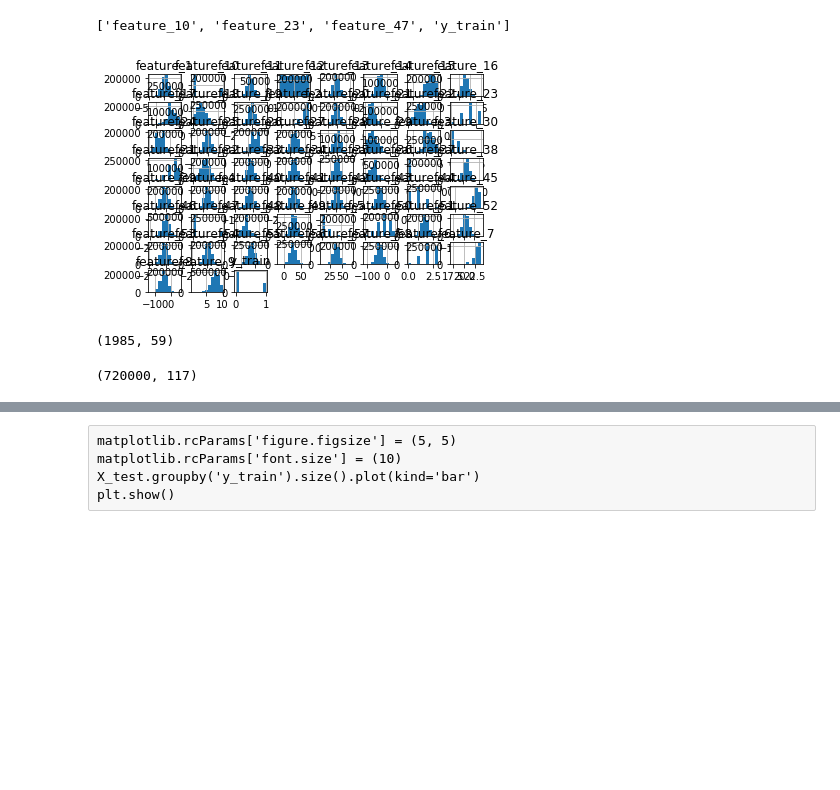
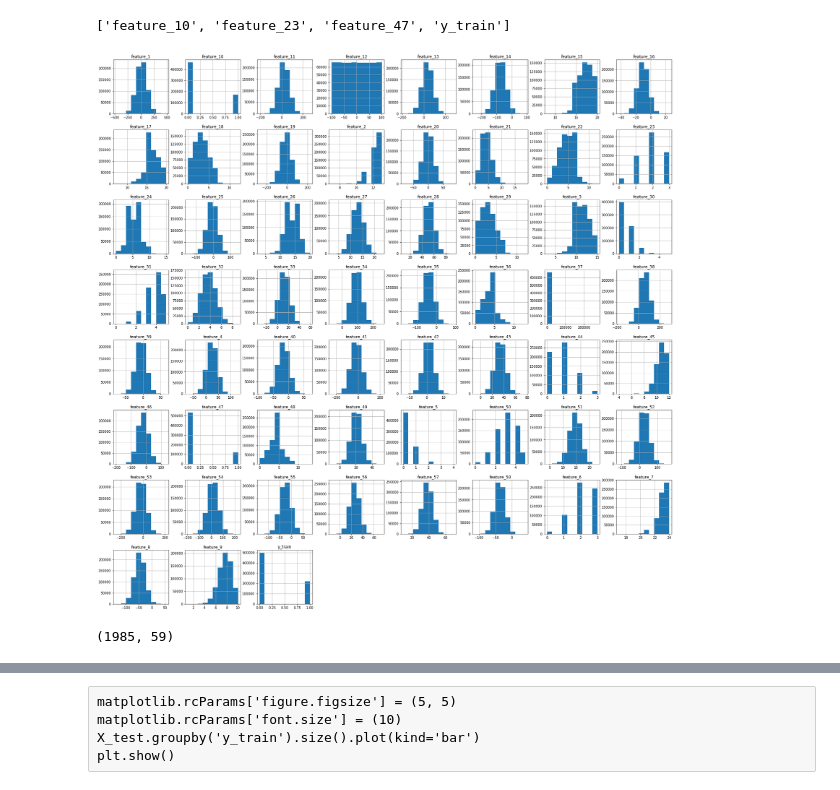
Before and after one commit to BoKS-man/EY_test_task-short-version-, a Jupyter notebook: task_research.ipynb, the cells around one changed output, grey strips where cells are left out. Saved outputs shown, nothing was run; the diff lists cells and outputs as text; code cells hidden in the pictures; blank space fills up the shorter version.

```diff
--- a/task_research.ipynb
+++ b/task_research.ipynb
@@ -69,11 +73,13 @@ cat_columns = [c for c in data.columns if (data[c].dropna().nunique() <= 20) and
 print(cat_columns)
 # %% [output]
 ['feature_10', 'feature_23', 'feature_47', 'y_train']
-# %%
-data.hist()
-plt.show()
-# %% [output]
-[figure, removed]
+# %%
+matplotlib.rcParams['figure.figsize'] = (30, 30)
+matplotlib.rcParams['font.size'] = (10)
+data.hist()
+plt.show()
+# %% [output]
+[figure, added]
 # %%
 data.dropna().shape
 # %% [output]
@@ -85,4 +91,0 @@ for c in [c for c in data.columns if c != 'y_train']:
-# %%
-data.shape
-# %% [output]
-(720000, 117)
```
Also changed, not shown: parts of 12 cells of this notebook.
